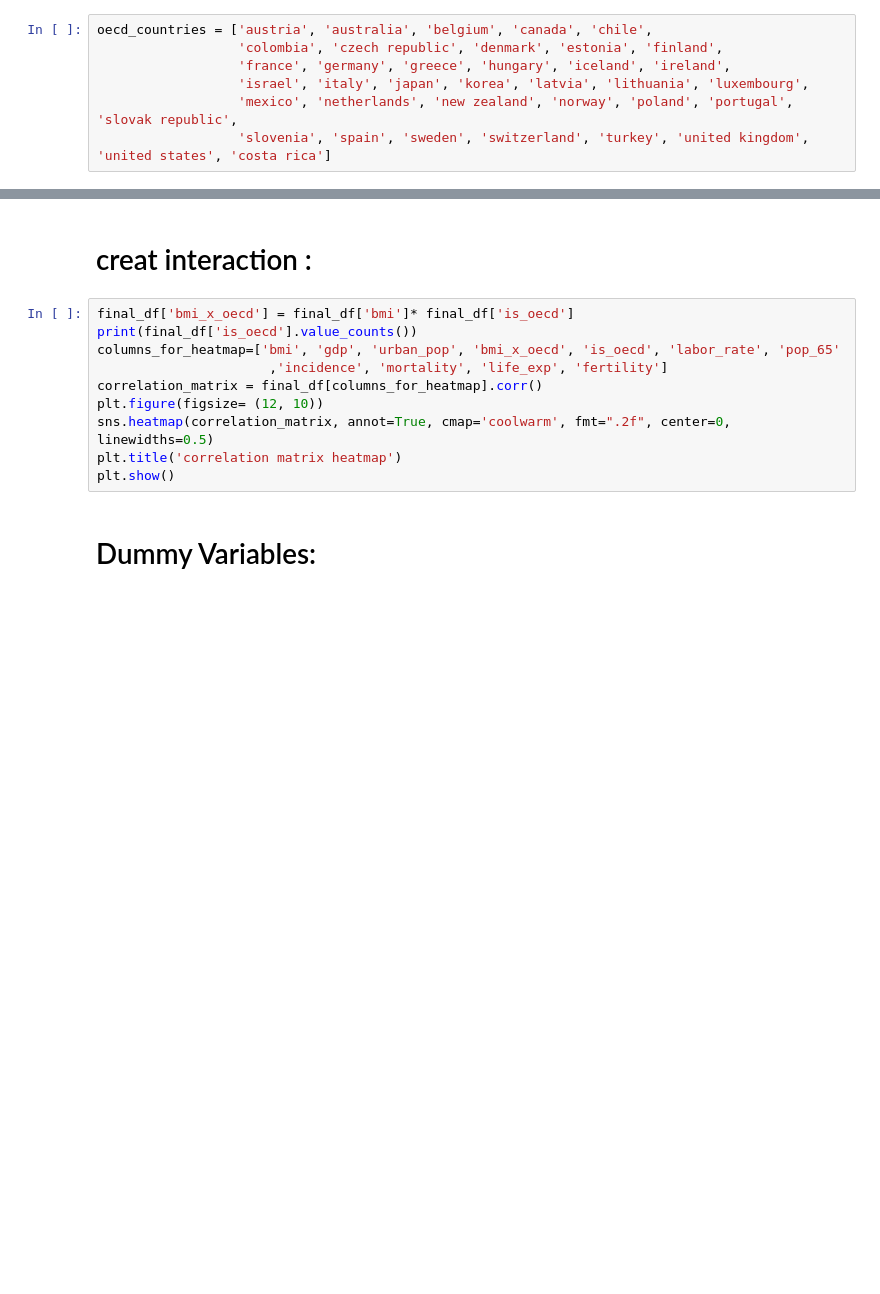
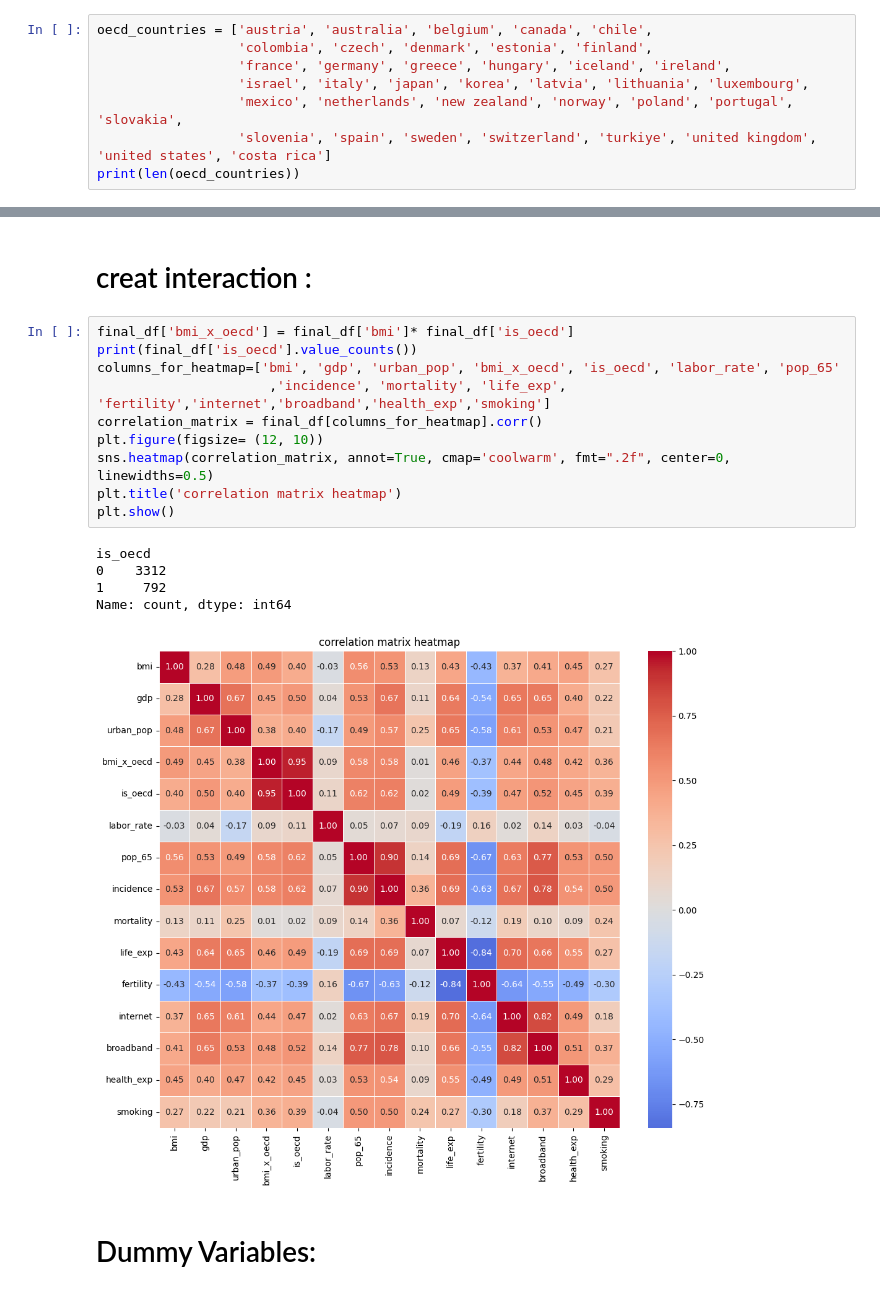
Before and after one commit to Mary-Moradi/BreastCancer_Burden_PanelStudy, a Jupyter notebook: making fix effect regressions incidence.ipynb, the cells around one changed output, grey strips where cells are left out. Saved outputs shown, nothing was run; the diff lists cells and outputs as text; blank space fills up the shorter version.

```diff
--- a/making fix effect regressions incidence.ipynb
+++ b/making fix effect regressions incidence.ipynb
@@ -28,8 +53,9 @@ print(initial_years)
 # OECD  Countries :
 # %%
 oecd_countries = ['austria', 'australia', 'belgium', 'canada', 'chile',
-                  'colombia', 'czech republic', 'denmark', 'estonia', 'finland',
+                  'colombia', 'czech', 'denmark', 'estonia', 'finland',
                   'france', 'germany', 'greece', 'hungary', 'iceland', 'ireland',
                   'israel', 'italy', 'japan', 'korea', 'latvia', 'lithuania', 'luxembourg',
-                  'mexico', 'netherlands', 'new zealand', 'norway', 'poland', 'portugal', 'slovak republic',
-                  'slovenia', 'spain', 'sweden', 'switzerland', 'turkey', 'united kingdom', 'united states', 'costa rica']
+                  'mexico', 'netherlands', 'new zealand', 'norway', 'poland', 'portugal', 'slovakia',
+                  'slovenia', 'spain', 'sweden', 'switzerland', 'turkiye', 'united kingdom', 'united states', 'costa rica']
+print(len(oecd_countries))
@@ -43,13 +70,19 @@ final_df['is_oecd'] = final_df['country'].isin(oecd_countries).astype(int)
 # %%
 final_df['bmi_x_oecd'] = final_df['bmi']* final_df['is_oecd']
 print(final_df['is_oecd'].value_counts())
 columns_for_heatmap=['bmi', 'gdp', 'urban_pop', 'bmi_x_oecd', 'is_oecd', 'labor_rate', 'pop_65'
-                      ,'incidence', 'mortality', 'life_exp', 'fertility']
+                      ,'incidence', 'mortality', 'life_exp', 'fertility','internet','broadband','health_exp','smoking']
 correlation_matrix = final_df[columns_for_heatmap].corr()
 plt.figure(figsize= (12, 10))
 sns.heatmap(correlation_matrix, annot=True, cmap='coolwarm', fmt=".2f", center=0, linewidths=0.5)
 plt.title('correlation matrix heatmap')
 plt.show()
+# %% [output]
+is_oecd
+0    3312
+1     792
+Name: count, dtype: int64
+[figure, added]
 # %% [markdown]
 # Dummy Variables:
 # %%
```
Also changed, not shown: parts of 42 cells of this notebook, 2 other files.
